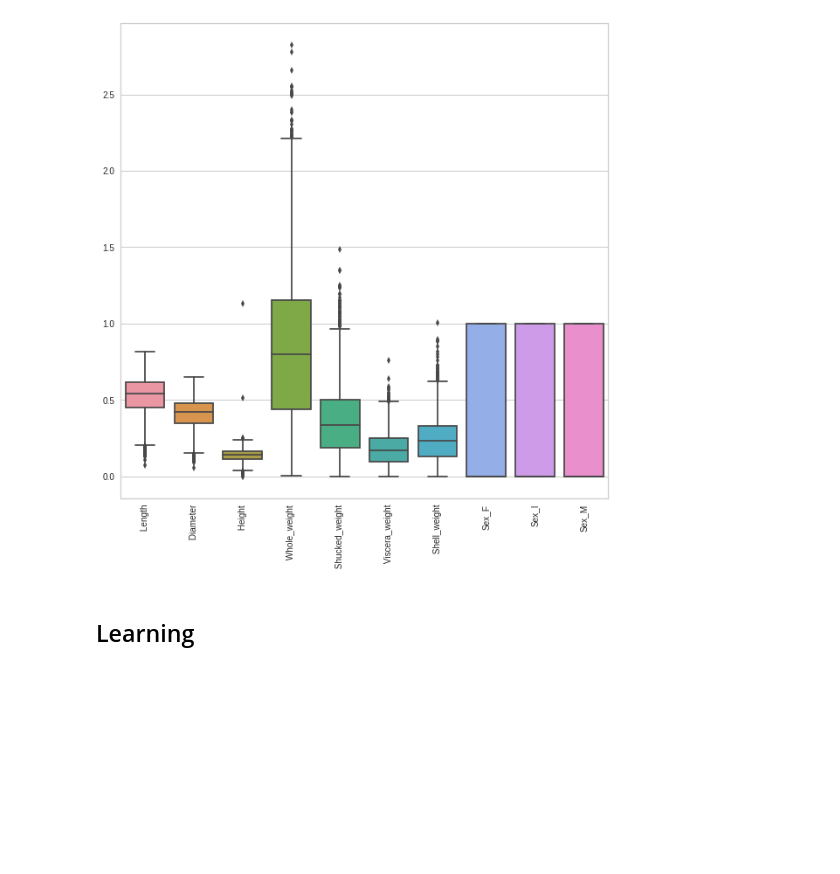
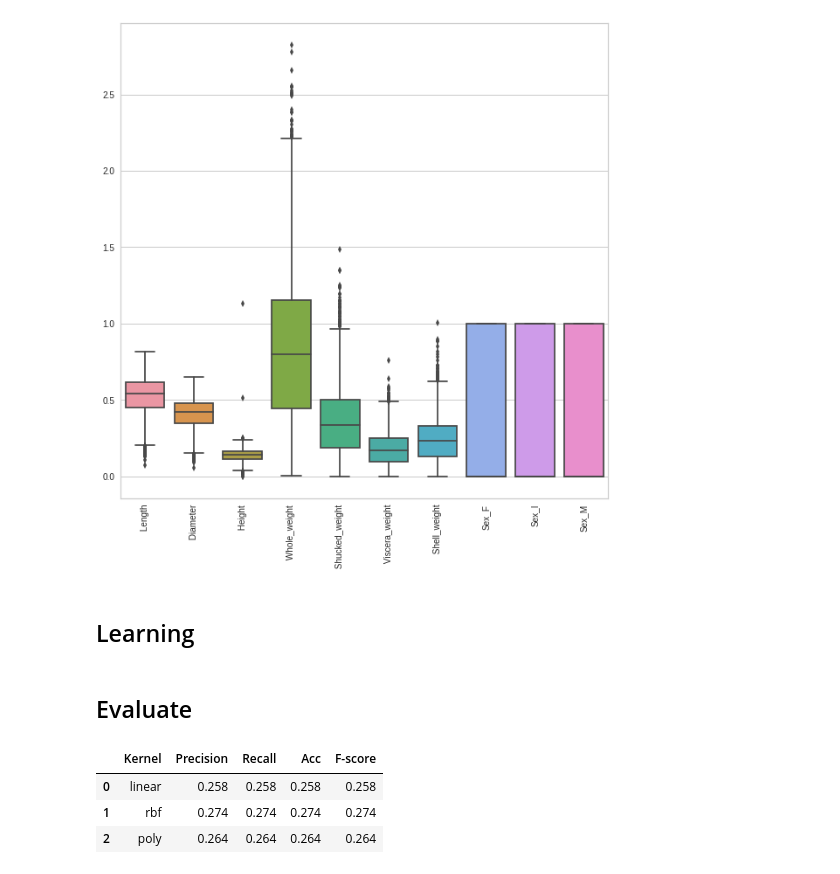
Before and after one commit to baibai25/en_2019, a Jupyter notebook: EDA.ipynb, the cells around one changed output. Drawn from its saved outputs; the diff is of its cells as text; code cells hidden in the pictures; blank space fills up the shorter version.

```diff
--- a/EDA.ipynb
+++ b/EDA.ipynb
@@ -130,0 +144,3 @@ profile.to_file(outputfile="output.html")
+# %%
+X_train, X_test, y_train, y_test = train_test_split(X, y, test_size=0.4,
+                                                    shuffle=True, random_state=42)
@@ -130,0 +155,2 @@ profile.to_file(outputfile="output.html")
+# %% [markdown]
+## Evaluate
@@ -130,0 +174,10 @@ profile.to_file(outputfile="output.html")
+# %%
+result_df = pd.DataFrame(result, columns=['Precision', 'Recall', 'Acc', 'F-score'])
+result_df = result_df.assign(Kernel=kernel)
+result_df = result_df[['Kernel', 'Precision', 'Recall', 'Acc', 'F-score']]
+round(result_df, 3)
+# %% [output]
+|  | Kernel | Precision | Recall | Acc | F-score |
+| 0 | linear | 0.258 | 0.258 | 0.258 | 0.258 |
+| 1 | rbf | 0.274 | 0.274 | 0.274 | 0.274 |
+| 2 | poly | 0.264 | 0.264 | 0.264 | 0.264 |
```
Also changed, not shown: parts of 13 cells of this notebook.
